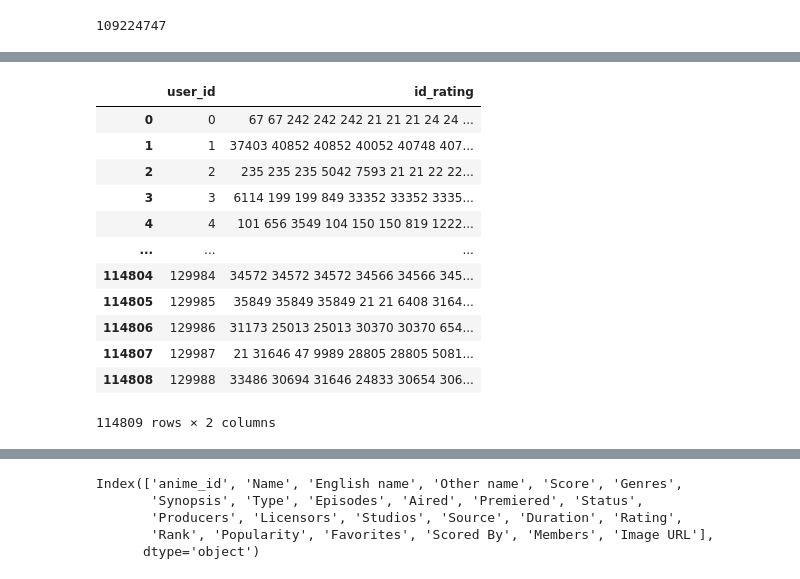
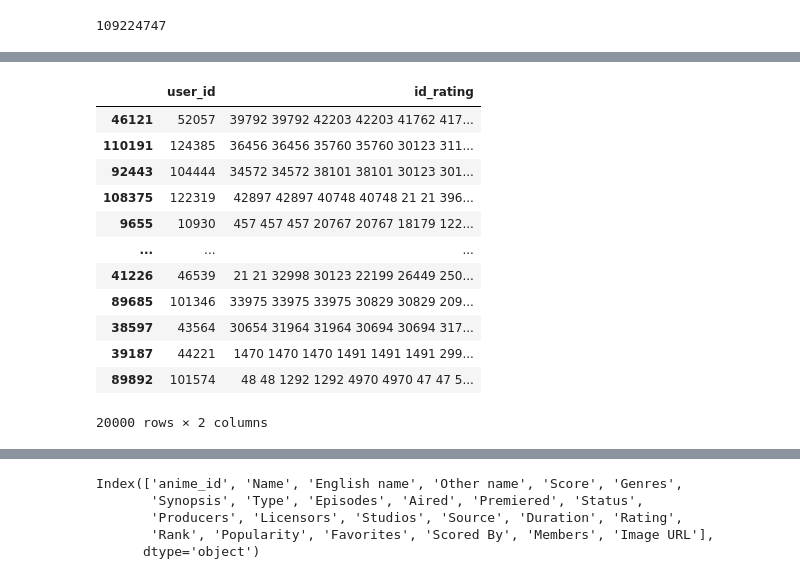
Before and after one commit to WiktorOgrodnik/ml-anime-recommendation, a Jupyter notebook: anime_visualization.ipynb, the cells around one changed output, grey strips where cells are left out. Drawn from its saved outputs; the diff is of its cells as text; code cells hidden in the pictures.

```diff
--- a/anime_visualization.ipynb
+++ b/anime_visualization.ipynb
@@ -36,5 +26,6 @@ Wall time: 33.4 µs
 # %%
-users_df = Data_factory.from_csv(users_csv)
+users_csv="dataset/user-filtered.csv"
+users_df = pd.read_csv(users_csv, sep=",")
 # %%
 users_df.head() # is user data loaded?
 len(users_df)
@@ -101,12 +104,12 @@ class AnimeRecomendation:
                    self.tsv_filename]
         subprocess.run(command, check=True)
 # %%
-model = AnimeRecomendation(dimensions=128, iter=64)
+model = AnimeRecomendation()
 # %%
 %%time
 
 LINES = 40000000
-RATING_THRESHOLD = 8
+RATING_THRESHOLD = 6
 
 model.fit(users_df, lines=LINES, rating_threshold=RATING_THRESHOLD)
 # %% [output]
@@ -142,20 +124,20 @@ Wall time: 17.9 µs
 # %%
-#model.choose(20000)
+model.choose(20000)
 model.grouped_df
 # %% [output]
 |  | user_id | id_rating |
-| 0 | 0 | 67 67 242 242 242 21 21 21 24 24 ... |
-| 1 | 1 | 37403 40852 40852 40052 40748 407... |
-| 2 | 2 | 235 235 235 5042 7593 21 21 22 22... |
-| 3 | 3 | 6114 199 199 849 33352 33352 3335... |
-| 4 | 4 | 101 656 3549 104 150 150 819 1222... |
+| 46121 | 52057 | 39792 39792 42203 42203 41762 417... |
+| 110191 | 124385 | 36456 36456 35760 35760 30123 311... |
+| 92443 | 104444 | 34572 34572 38101 38101 30123 301... |
+| 108375 | 122319 | 42897 42897 40748 40748 21 21 396... |
+| 9655 | 10930 | 457 457 457 20767 20767 18179 122... |
 | ... | ... | ... |
-| 114804 | 129984 | 34572 34572 34572 34566 34566 345... |
-| 114805 | 129985 | 35849 35849 35849 21 21 6408 3164... |
-| 114806 | 129986 | 31173 25013 25013 30370 30370 654... |
-| 114807 | 129987 | 21 31646 47 9989 28805 28805 5081... |
-| 114808 | 129988 | 33486 30694 31646 24833 30654 306... |
+| 41226 | 46539 | 21 21 32998 30123 22199 26449 250... |
+| 89685 | 101346 | 33975 33975 33975 30829 30829 209... |
+| 38597 | 43564 | 30654 31964 31964 30694 30694 317... |
+| 39187 | 44221 | 1470 1470 1470 1491 1491 1491 299... |
+| 89892 | 101574 | 48 48 1292 1292 4970 4970 47 47 5... |
-114809 rows × 2 columns
+20000 rows × 2 columns
 # %%
 %%time
 # constructing the tsv data
```
Also changed, not shown: parts of 12 cells of this notebook, 1 other file.
